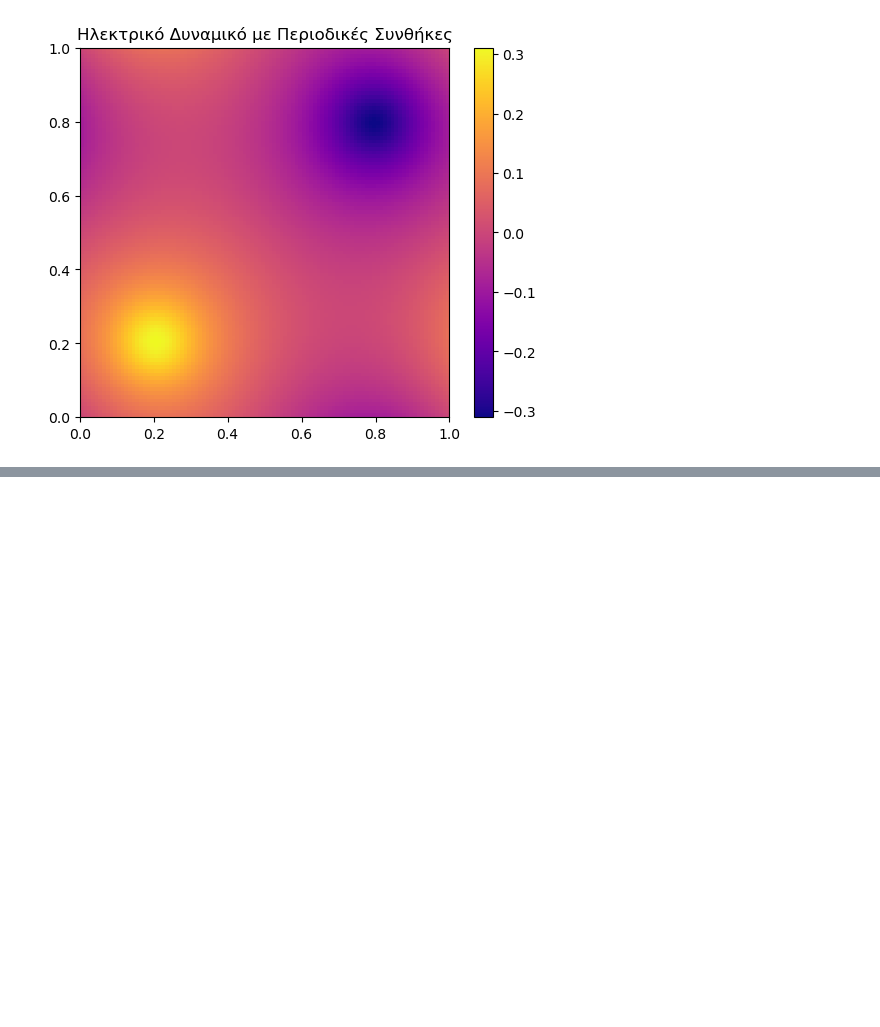
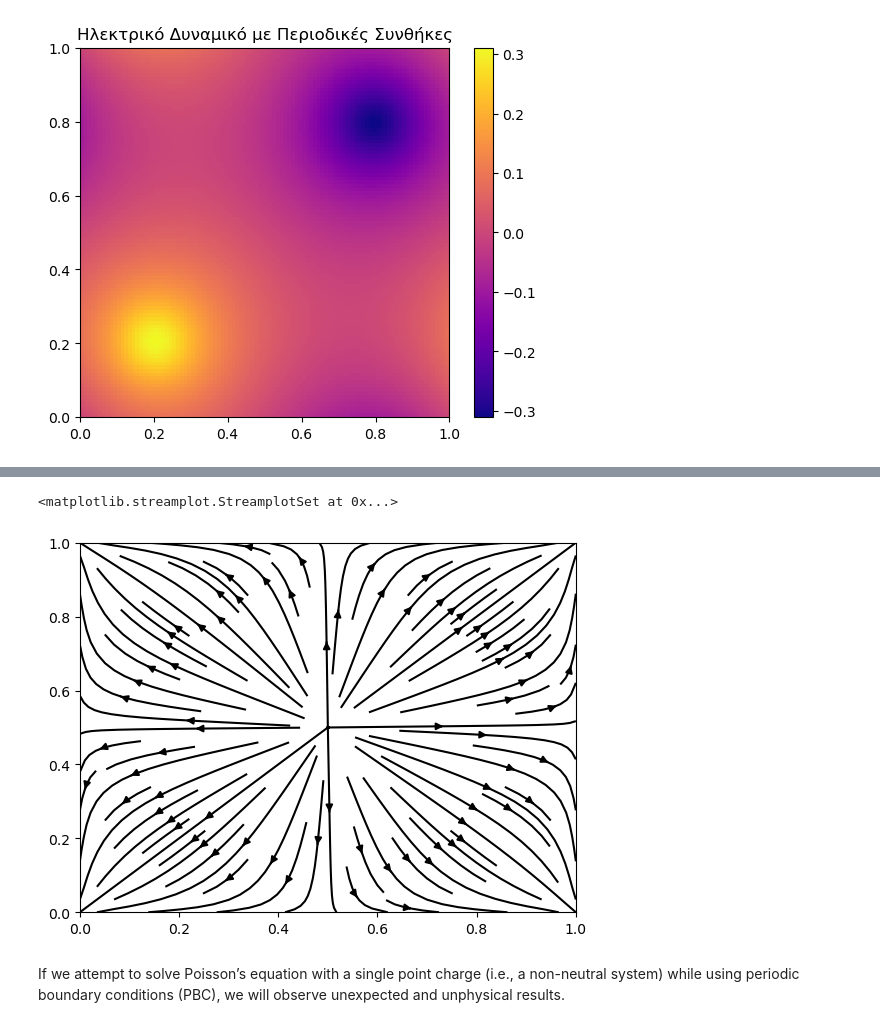
Before and after one commit to VeganSouvlaki/CP, a Jupyter notebook: ΠΡΟΤΖΕΚΤ.ipynb, the cells around one changed output, grey strips where cells are left out. Drawn from its saved outputs; the diff is of its cells as text; code cells hidden in the pictures; blank space fills up the shorter version.

```diff
--- a/ΠΡΟΤΖΕΚΤ.ipynb
+++ b/ΠΡΟΤΖΕΚΤ.ipynb
@@ -514,0 +651,9 @@ plt.show()
+# %%
+
+Ey, Ex = np.gradient(-diagdataperMONO[0], h)
+plt.streamplot(np.linspace(0, 1, N), np.linspace(0, 1, N), Ex, Ey, color='black')
+# %% [output]
+<matplotlib.streamplot.StreamplotSet at 0x...>
+[figure, added]
+# %% [markdown]
+If we attempt to solve Poisson’s equation with a single point charge (i.e., a non-neutral system) while using periodic boundary conditions (PBC), we will observe unexpected and unphysical results.
```
Also changed, not shown: parts of 6 cells of this notebook.
